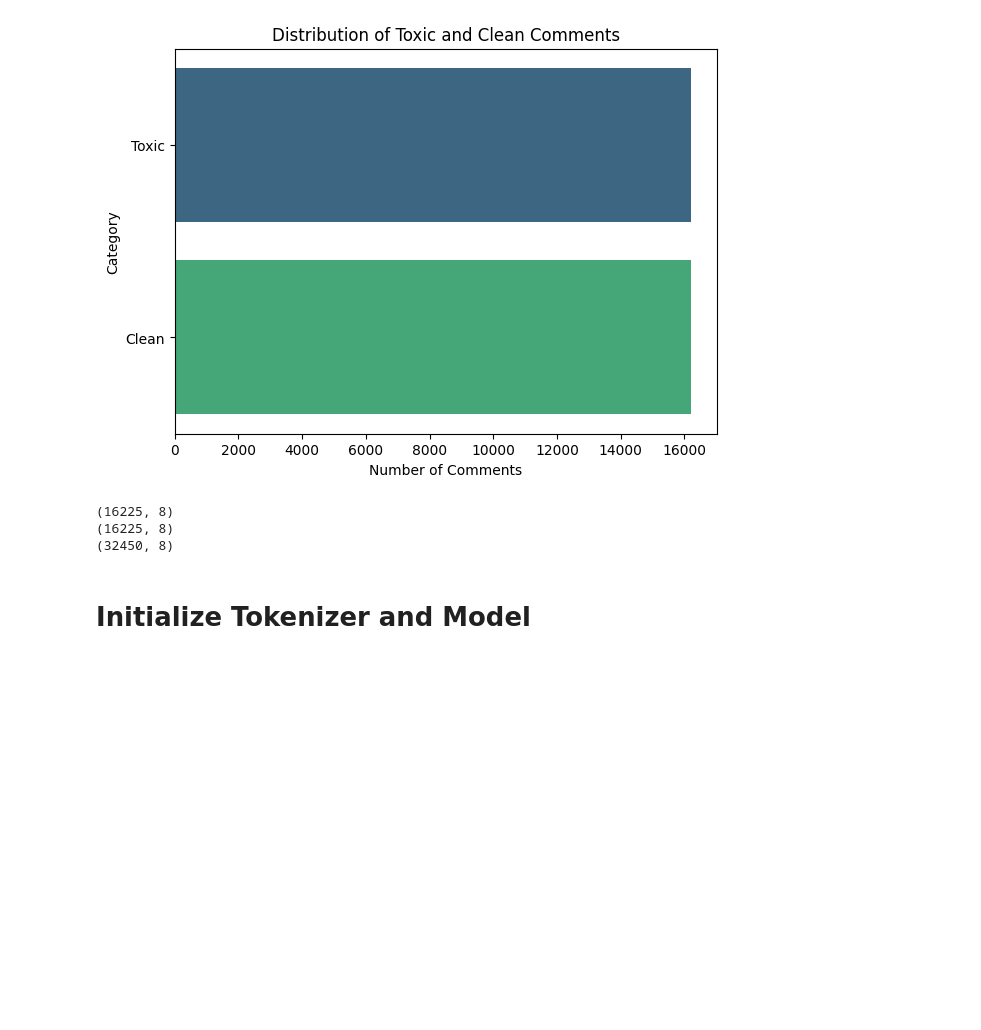
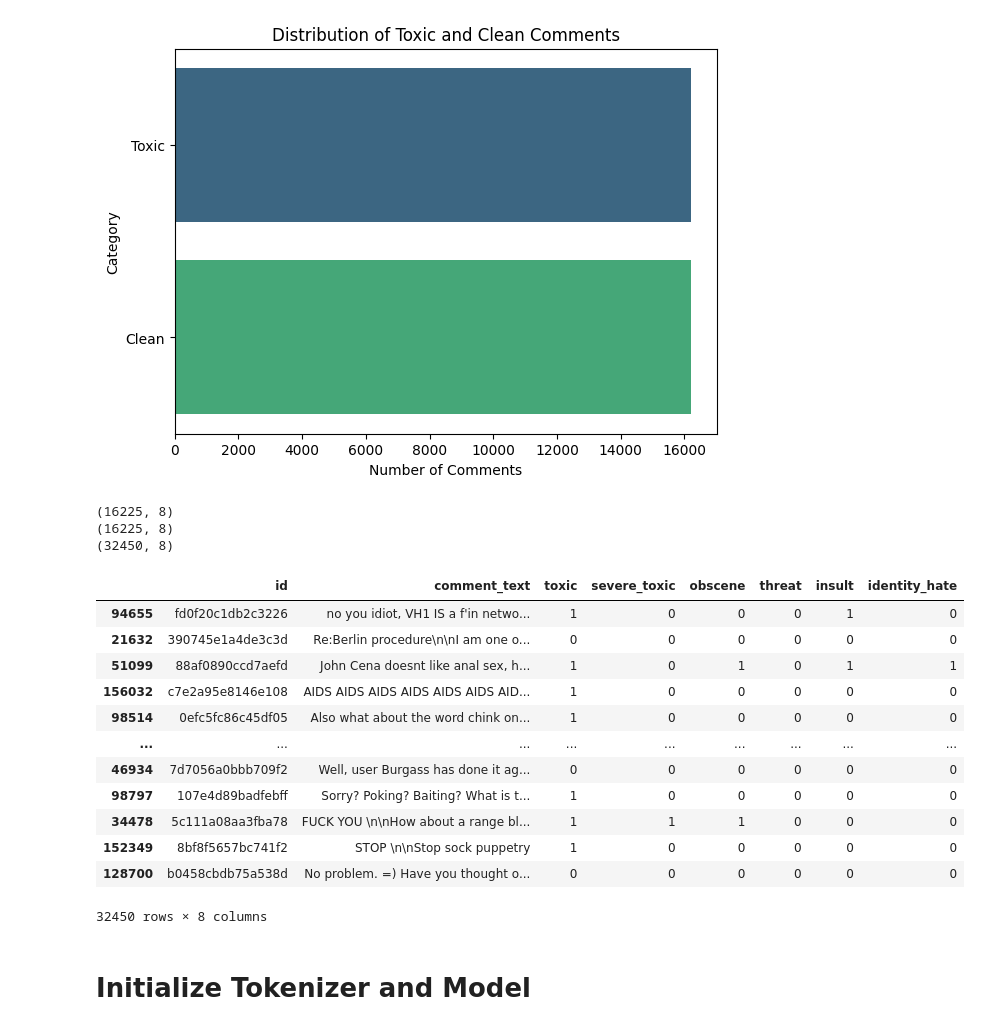
Before and after one commit to rickykaky/Digital-Social-Score, a Jupyter notebook: Digital-SS-Nico.ipynb, the cells around one changed output. Saved outputs shown, nothing was run; the diff lists cells and outputs as text; code cells hidden in the pictures; blank space fills up the shorter version.

```diff
--- a/Digital-SS-Nico.ipynb
+++ b/Digital-SS-Nico.ipynb
@@ -308,3 +341,19 @@ print(dataframe.shape)
+# %%
+dataframe
+# %% [output]
+|  | id | comment_text | toxic | severe_toxic | obscene | threat | insult | identity_hate |
+| 94655 | fd0f20c1db2c3226 | no you idiot, VH1 IS a f'in netwo... | 1 | 0 | 0 | 0 | 1 | 0 |
+| 21632 | 390745e1a4de3c3d | Re:Berlin procedure\n\nI am one o... | 0 | 0 | 0 | 0 | 0 | 0 |
+| 51099 | 88af0890ccd7aefd | John Cena doesnt like anal sex, h... | 1 | 0 | 1 | 0 | 1 | 1 |
+| 156032 | c7e2a95e8146e108 | AIDS AIDS AIDS AIDS AIDS AIDS AID... | 1 | 0 | 0 | 0 | 0 | 0 |
+| 98514 | 0efc5fc86c45df05 | Also what about the word chink on... | 1 | 0 | 0 | 0 | 0 | 0 |
+| ... | ... | ... | ... | ... | ... | ... | ... | ... |
+| 46934 | 7d7056a0bbb709f2 | Well, user Burgass has done it ag... | 0 | 0 | 0 | 0 | 0 | 0 |
+| 98797 | 107e4d89badfebff | Sorry? Poking? Baiting? What is t... | 1 | 0 | 0 | 0 | 0 | 0 |
+| 34478 | 5c111a08aa3fba78 | FUCK YOU \n\nHow about a range bl... | 1 | 1 | 1 | 0 | 0 | 0 |
+| 152349 | 8bf8f5657bc741f2 | STOP \n\nStop sock puppetry | 1 | 0 | 0 | 0 | 0 | 0 |
+| 128700 | b0458cbdb75a538d | No problem. =) Have you thought o... | 0 | 0 | 0 | 0 | 0 | 0 |
+32450 rows × 8 columns
 # %% [markdown]
 # Initialize Tokenizer and Model
 # %%
```
Also changed, not shown: parts of 7 cells of this notebook.
